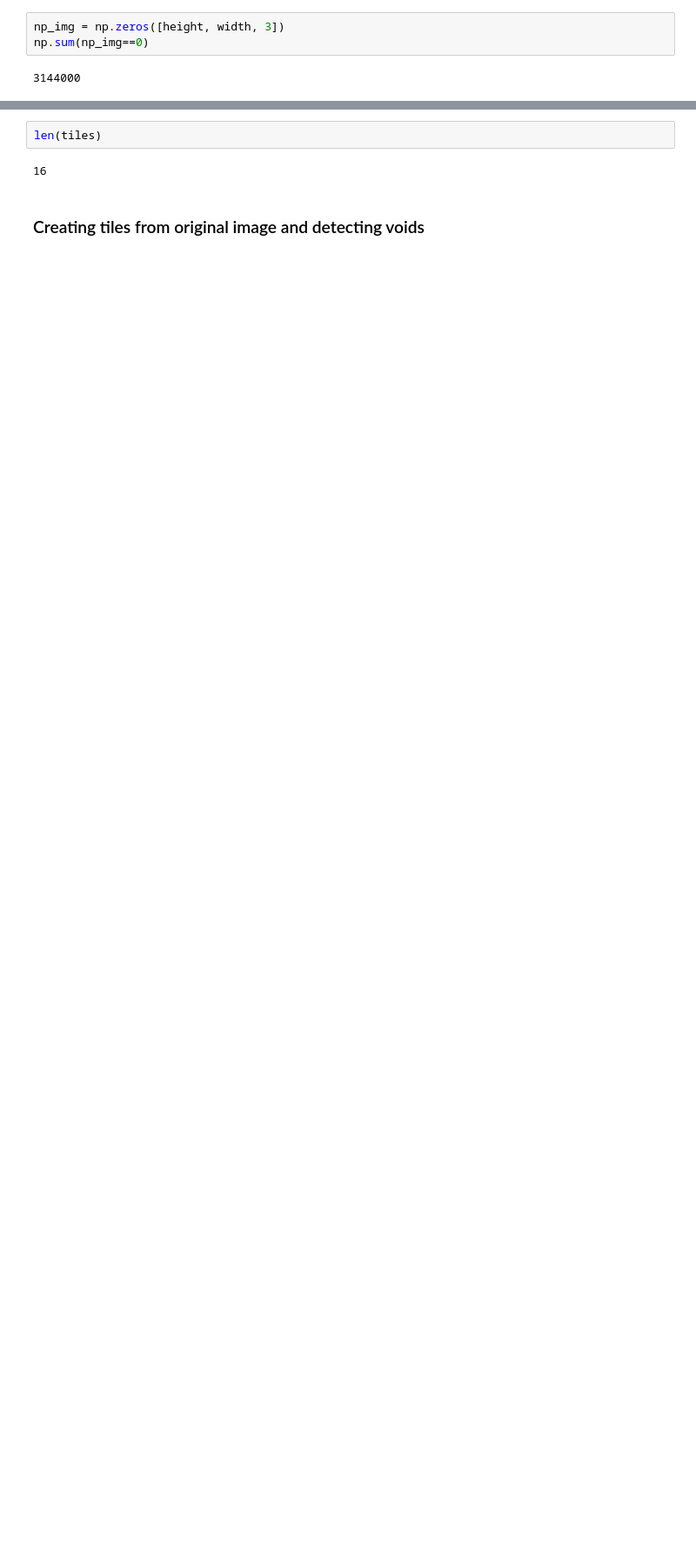
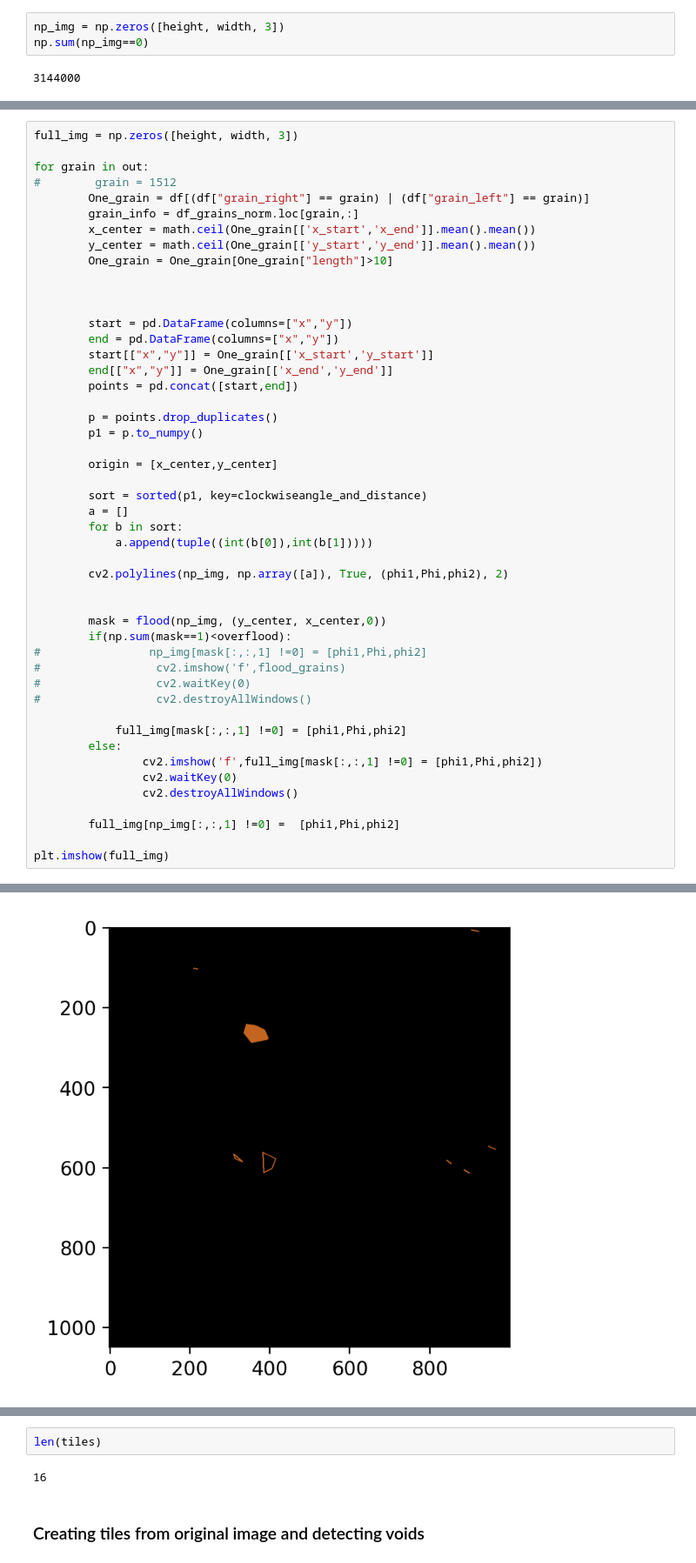
Before and after one commit to bruno-manoel-dbki/tantalum, a Jupyter notebook: source/Divide_et_Vince.ipynb, the cells around one changed output, grey strips where cells are left out. Shown at 87% size. Cells and saved outputs as stored; diff of their text form; blank space fills up the shorter version.

```diff
--- a/source/Divide_et_Vince.ipynb
+++ b/source/Divide_et_Vince.ipynb
@@ -190,0 +257,49 @@ Clipping input data to the valid range for imshow with RGB data ([0..1] for floa
+# %%
+full_img = np.zeros([height, width, 3])
+
+for grain in out:
+#        grain = 1512
+        One_grain = df[(df["grain_right"] == grain) | (df["grain_left"] == grain)]
+        grain_info = df_grains_norm.loc[grain,:]
+        x_center = math.ceil(One_grain[['x_start','x_end']].mean().mean())
+        y_center = math.ceil(One_grain[['y_start','y_end']].mean().mean())
+        One_grain = One_grain[One_grain["length"]>10]
+
+
+
+        start = pd.DataFrame(columns=["x","y"])
+        end = pd.DataFrame(columns=["x","y"])
+        start[["x","y"]] = One_grain[['x_start','y_start']]
+        end[["x","y"]] = One_grain[['x_end','y_end']]
+        points = pd.concat([start,end])
+
+        p = points.drop_duplicates()
+        p1 = p.to_numpy()
+
+        origin = [x_center,y_center]
+
+        sort = sorted(p1, key=clockwiseangle_and_distance)
+        a = []
+        for b in sort:
+            a.append(tuple((int(b[0]),int(b[1]))))
+
+        cv2.polylines(np_img, np.array([a]), True, (phi1,Phi,phi2), 2)
+
+
+        mask = flood(np_img, (y_center, x_center,0))
+        if(np.sum(mask==1)<overflood):
+#                np_img[mask[:,:,1] !=0] = [phi1,Phi,phi2]
+#                 cv2.imshow('f',flood_grains)
+#                 cv2.waitKey(0)
+#                 cv2.destroyAllWindows()
+
+            full_img[mask[:,:,1] !=0] = [phi1,Phi,phi2]
+        else:
+                cv2.imshow('f',full_img[mask[:,:,1] !=0] = [phi1,Phi,phi2])
+                cv2.waitKey(0)
+                cv2.destroyAllWindows()
+
+        full_img[np_img[:,:,1] !=0] =  [phi1,Phi,phi2]
+
+plt.imshow(full_img)
+# %% [output]
@@ -191,3 +307,4 @@ Clipping input data to the valid range for imshow with RGB data ([0..1] for floa
+[figure, added]
 # %%
 
 width = int(max([max(df.x_end),max(df.x_start)]))+1
```
Also changed, not shown: parts of 11 cells of this notebook.
